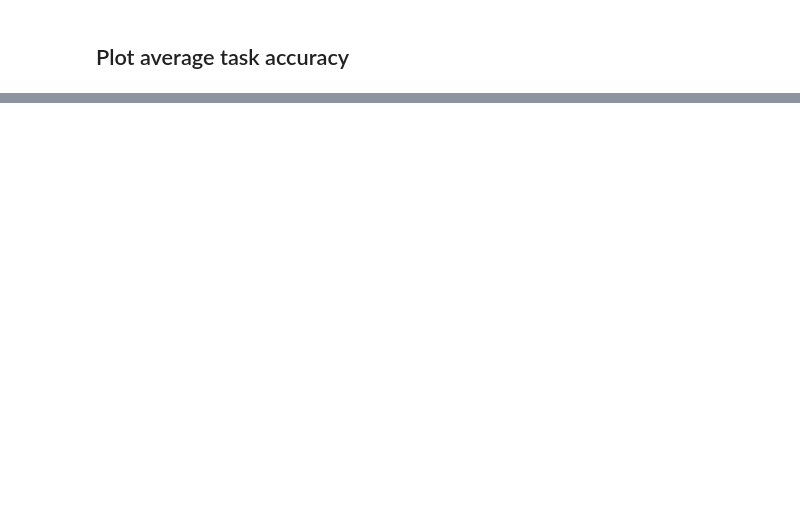
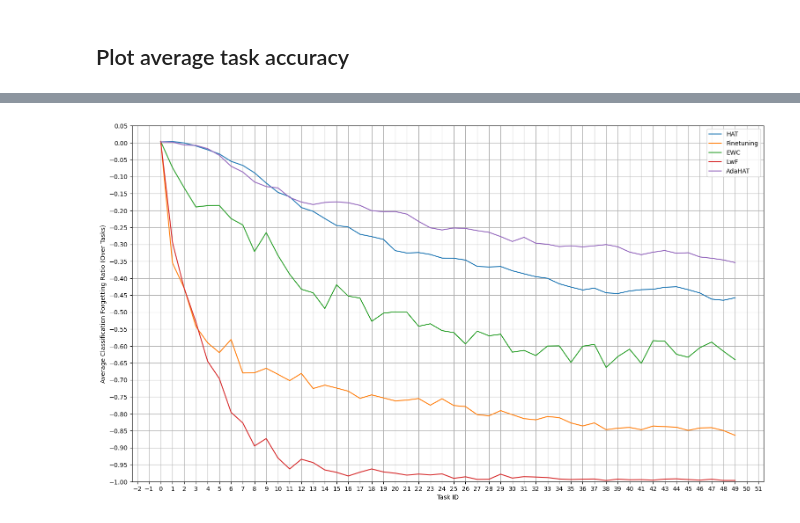
Before and after one commit to pengxiang-wang/continual-learning-arena-legacy, a Jupyter notebook: notebooks/visualisation/task_accuracy.ipynb, the cells around one changed output, grey strips where cells are left out. Saved outputs shown, nothing was run; the diff lists cells and outputs as text; code cells hidden in the pictures; blank space fills up the shorter version.

```diff
--- a/notebooks/visualisation/task_accuracy.ipynb
+++ b/notebooks/visualisation/task_accuracy.ipynb
@@ -75,0 +81,50 @@ plt.show()
+# %%
+# Baseline
+# fr
+
+
+csv_path_list = ["../../logs_saved/summary/HAT_1/runs/1/csv/test_forgetting_ratio.csv",
+                 "../../logs_saved/summary/Finetuning_1/runs/13/csv/test_forgetting_ratio.csv",
+                 "../../logs_saved/summary/EWC_1/runs/1/csv/test_forgetting_ratio.csv",
+                 "../../logs_saved/summary/LwF_1/runs/1/csv/test_forgetting_ratio.csv",
+                 "../../logs_saved/summary/AdaHAT_1/runs/2_ada/csv/test_forgetting_ratio.csv"
+]
+legend_list = ["HAT","Finetuning", "EWC", "LwF", "AdaHAT"]
+y_label = "Average Classification Forgetting Ratio (Over Tasks)"
+# %%
+fig, ax = plt.subplots()
+fig.set_size_inches(18.5, 10.5)
+
+
+# global settings
+ax.grid(True)
+ax.set_title("")
+ax.set_xlabel("Task ID")
+ax.set_ylabel(y_label)
+ax.xaxis.set_major_locator(plt.MultipleLocator(1))
+ax.set_ylim(-1,0.05)
+ax.yaxis.set_major_locator(plt.MultipleLocator(0.05))
+
+
+for csv_path, legend in zip(csv_path_list, legend_list):
+
+    # read csv
+    with open(csv_path) as csvfile:
+        reader = csv.DictReader(csvfile)
+        task_column = [int(row["task"]) for row in reader]
+
+    with open(csv_path) as csvfile:
+        reader = csv.DictReader(csvfile)
+        ave_acc_column = [float(row['test/fr/ave']) for row in reader]
+
+    # plot
+    ax.plot(task_column, ave_acc_column, label=legend)
+    ax.legend()
+
+
+
+
+
+plt.show()
+# %% [output]
+[figure, added]
```
Also changed, not shown: parts of 8 cells of this notebook, 1 other file.
